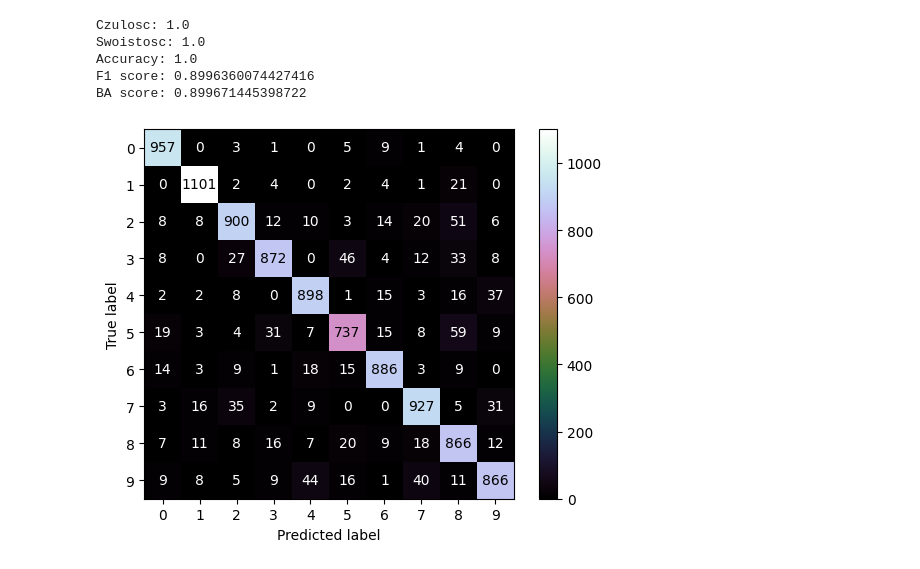
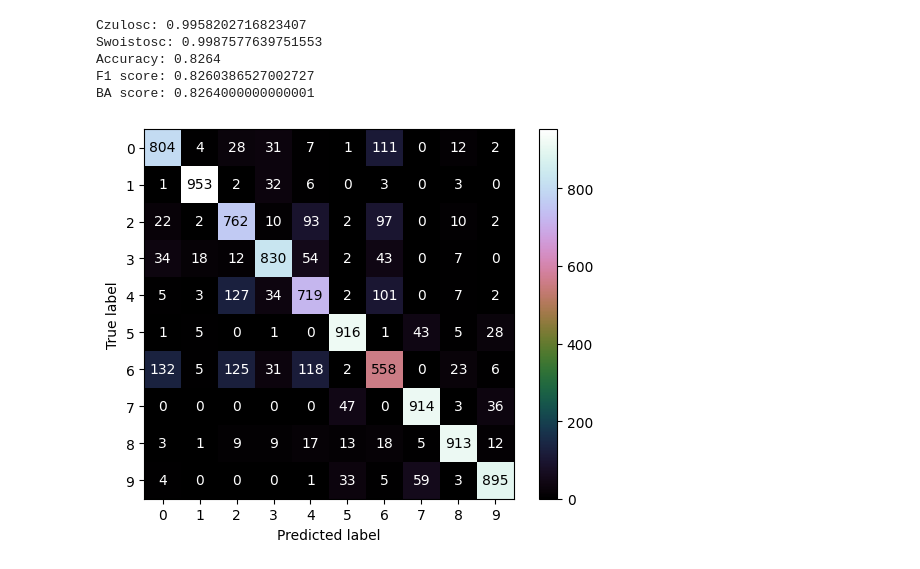
Before and after one commit to jakub-kowalik/neural_network_from_scratch, a Jupyter notebook: mnist_network_playground.ipynb, the cells around one changed output. Saved outputs shown, nothing was run; the diff lists cells and outputs as text; code cells hidden in the pictures.

```diff
--- a/mnist_network_playground.ipynb
+++ b/mnist_network_playground.ipynb
@@ -36,15 +51,30 @@ model = Sequential(epochs=10, learning_rate=0.0001, loss_function=CrossEntropy()
 # %%
 model.add(Conv2D(
-    n_inputs=1,
-    n_outputs=3,
-    filter_size=3,
+    n_outputs=1,
+    filter_size=5,
     stride=1,
-    padding=0
+    padding=2
 ))
 model.add(Activation(ReLU()))
+model.add(Conv2D(
+    n_outputs=1,
+    filter_size=5,
+    stride=1,
+    padding=2
+))
+model.add(Activation(ReLU()))
+# model.add(Conv2D(
+#     n_outputs=1,
+#     filter_size=3,
+#     stride=2,
+#     padding=0
+# ))
+# model.add(Activation(ReLU()))
 model.add(Flatten())
-model.add(Linear(n_inputs=2028, n_outputs=10))
+model.add(Linear(n_outputs=120))
+model.add(Activation(ReLU()))
+model.add(Linear(n_outputs=84))
+model.add(Activation(ReLU()))
+model.add(Linear(n_outputs=10))
 model.add(Activation(Softmax()))
-# %%
-model.train(x_train_expanded[:10000], y_train_encoded[:10000])
 # %%
@@ -54,33 +107,43 @@ model.layers[0].weights.shape
+# %%
+model.fit(
+    [x_train_expanded[:10000], y_train_encoded[:10000]],
+    epochs=20,
+    learning_rate=0.00001,
+    loss_function=CrossEntropy(),
+    batch_size=500,
+    verbose=True,
+    validation_data=[x_test_expanded[:100], y_test_encoded[:100]]
+)
 # %%
 y_pred = model.predict(x_test_expanded)
 # %%
 y_pred2 = np.argmax(y_pred, axis=1)
 y_test2 = y_test
 
-cm_model = confusion_matrix(y_test2, y_pred2)
+cm_model = confusion_matrix(y_test2, y_pred2, labels=np.unique(y_test2))
 
 tn_model = cm_model[0][0]
 fn_model = cm_model[0][1]
 tp_model = cm_model[1][1]
 fp_model = cm_model[1][0]
 ConfusionMatrixDisplay(cm_model).plot(cmap='cubehelix')
 
 # fpr, tpr, roc_auc = roc_curve(y_test, y_pred)
 #
 # rok_model = RocCurveDisplay(fpr=fpr, tpr=tpr)
 # rok_model.plot()
 
 print("Czulosc:", tp_model / (tp_model + fn_model))
 print("Swoistosc:", tn_model / (tn_model + fp_model))
-print("Accuracy:", (tp_model + tn_model) / (tp_model + tn_model + fp_model + fn_model))
+print("Accuracy:", accuracy_score(y_test2, y_pred2))
 
 # print("ROC auc:", roc_auc_score(y_test, y_pred))
 print("F1 score:", f1_score(y_test2, y_pred2, average='macro'))
 print("BA score:", balanced_accuracy_score(y_test2, y_pred2))
 # %% [output]
-Czulosc: 1.0
-Swoistosc: 1.0
-Accuracy: 1.0
-F1 score: 0.8996360074427416
-BA score: 0.899671445398722
+Czulosc: 0.9958202716823407
+Swoistosc: 0.9987577639751553
+Accuracy: 0.8264
+F1 score: 0.8260386527002727
+BA score: 0.8264000000000001
-[figure, old version]
+[figure, new version]
```
Also changed, not shown: parts of 12 cells of this notebook, 6 other files.
